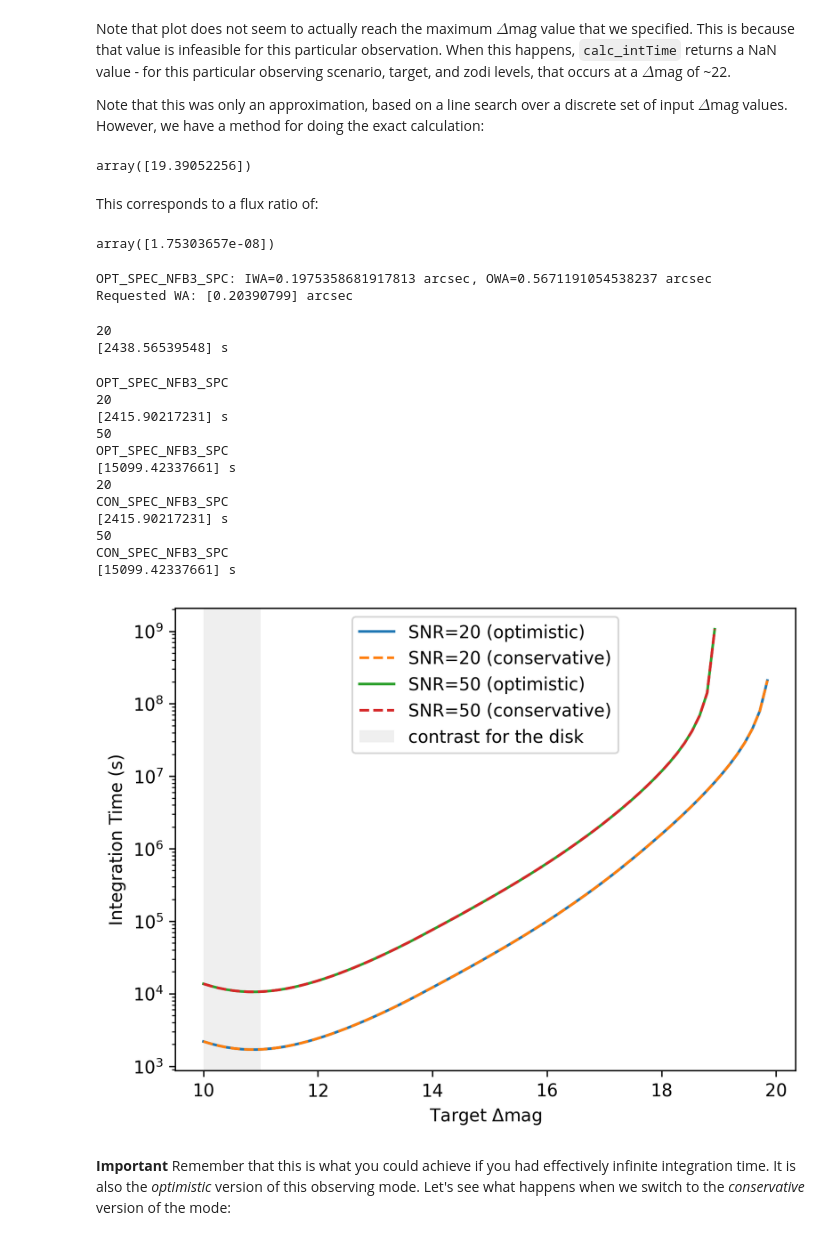
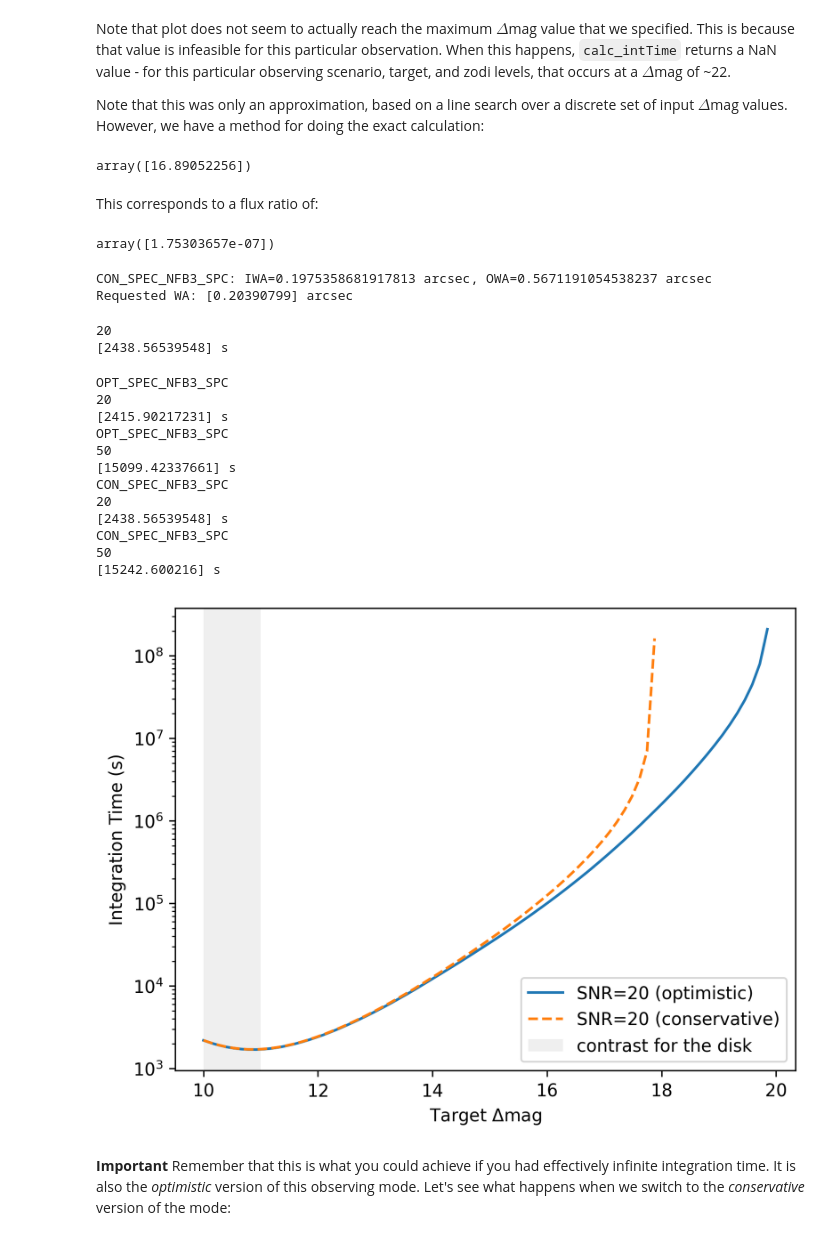
Before and after one commit to ChenXie-astro/corgietc, a Jupyter notebook: Notebooks/01_Anatomy_of_an_Integration_Time_Calculation_HD100453.ipynb, the cells around one changed output. Drawn from its saved outputs; the diff is of its cells as text; code cells hidden in the pictures.

```diff
--- a/Notebooks/01_Anatomy_of_an_Integration_Time_Calculation_HD100453.ipynb
+++ b/Notebooks/01_Anatomy_of_an_Integration_Time_Calculation_HD100453.ipynb
@@ -249,10 +249,10 @@ CON_SPEC_NFB3_SPC
 We will pick the first mode from the list - optimistic HLC with imaging in Band 1:
 # %%
 # mode = OS.observingModes[4]
-mode["Scenario"] = 'CON_SPEC_NFB3_SPC'
-print(mode["Scenario"])
-mode["Scenario"] = 'OPT_SPEC_NFB3_SPC'
-print(mode["Scenario"])
+# mode["Scenario"] = 'CON_SPEC_NFB3_SPC'
+# print(mode["Scenario"])
+# mode["Scenario"] = 'OPT_SPEC_NFB3_SPC'
+# print(mode["Scenario"])
 # %% [output]
 CON_SPEC_NFB3_SPC
 OPT_SPEC_NFB3_SPC
@@ -319,25 +319,27 @@ Note that this was only an approximation, based on a line search over a discrete
 sat_dMag = OS.calc_saturation_dMag(TL, [sInds], fZ, JEZ, WA, mode, TK=TK)
 sat_dMag
 # %% [output]
-array([19.39052256])
+array([16.89052256])
 # %% [markdown]
 This corresponds to a flux ratio of:
 # %%
 10**(-0.4*sat_dMag)
 # %% [output]
-array([1.75303657e-08])
+array([1.75303657e-07])
 # %%
 for m in [mode]:
     print(f'{m["Scenario"]}: IWA={m["IWA"]}, OWA={m["OWA"]}')
 print(f"Requested WA: {WA}")
 # %% [output]
-OPT_SPEC_NFB3_SPC: IWA=0.1975358681917813 arcsec, OWA=0.5671191054538237 arcsec
+CON_SPEC_NFB3_SPC: IWA=0.1975358681917813 arcsec, OWA=0.5671191054538237 arcsec
 Requested WA: [0.20390799] arcsec
 # %%
 # %% [output]
 20
 [2438.56539548] s
 # %%
+dMags = np.linspace(10, 23, 100)
+
 mode["SNR"] = 20
 mode = OS.observingModes[4]
 print(mode["Scenario"])
@@ -345,53 +347,54 @@ print(mode["SNR"])
 print(OS.calc_intTime(TL, sInds, fZ, JEZ, dMag, WA, mode, TK=TK).to(u.s))
 intTimes_SNR20_OPT =  OS.calc_intTime(TL, [sInds]*len(dMags), fZ, JEZ, dMags, WA, mode, TK=TK)
 
+mode["SNR"] = 20
+mode = OS.observingModes[5]
+print(mode["Scenario"])
+print(mode["SNR"])
+print(OS.calc_intTime(TL, sInds, fZ, JEZ, dMag, WA, mode, TK=TK).to(u.s))
+intTimes_SNR20_CON =  OS.calc_intTime(TL, [sInds]*len(dMags), fZ, JEZ, dMags, WA, mode, TK=TK)
+
+
 mode["SNR"] = 50
 mode = OS.observingModes[4]
 print(mode["Scenario"])
 print(mode["SNR"])
 print(OS.calc_intTime(TL, sInds, fZ, JEZ, dMag, WA, mode, TK=TK).to(u.s))
 intTimes_SNR50_OPT =  OS.calc_intTime(TL, [sInds]*len(dMags), fZ, JEZ, dMags, WA, mode, TK=TK)
-
-mode["SNR"] = 20
-mode = OS.observingModes[5]
-print(mode["Scenario"])
-print(mode["SNR"])
-print(OS.calc_intTime(TL, sInds, fZ, JEZ, dMag, WA, mode, TK=TK).to(u.s))
-intTimes_SNR20_CON =  OS.calc_intTime(TL, [sInds]*len(dMags), fZ, JEZ, dMags, WA, mode, TK=TK)
 
 mode["SNR"] = 50
 mode = OS.observingModes[5]
 print(mode["Scenario"])
 print(mode["SNR"])
 print(OS.calc_intTime(TL, sInds, fZ, JEZ, dMag, WA, mode, TK=TK).to(u.s))
 intTimes_SNR50_CON =  OS.calc_intTime(TL, [sInds]*len(dMags), fZ, JEZ, dMags, WA, mode, TK=TK)
 
 
 plt.figure(dpi=300)
 # plt.semilogy(dMags, intTimes.to(u.s), label="SNR=5")
 plt.semilogy(dMags, intTimes_SNR20_OPT.to(u.s), '-', label="SNR={0} (optimistic)".format(20))
 plt.semilogy(dMags, intTimes_SNR20_CON.to(u.s), '--', label="SNR={0} (conservative)".format(20))
-plt.semilogy(dMags, intTimes_SNR50_OPT.to(u.s), '-', label="SNR={0} (optimistic)".format(50))
-plt.semilogy(dMags, intTimes_SNR50_CON.to(u.s), '--', label="SNR={0} (conservative)".format(50))
+# plt.semilogy(dMags, intTimes_SNR50_OPT.to(u.s), '-', label="SNR={0} (optimistic)".format(50))
+# plt.semilogy(dMags, intTimes_SNR50_CON.to(u.s), '--', label="SNR={0} (conservative)".format(50))
 ax = plt.gca()
 ax.axvspan(10, 11, alpha=0.12, color='gray', ec=None, label="contrast for the disk")
 plt.xlabel(r"Target $\Delta$mag")
 plt.ylabel(f"Integration Time ({intTimes.to(u.s).unit})")
 plt.legend();
 # %% [output]
 OPT_SPEC_NFB3_SPC
 20
 [2415.90217231] s
+OPT_SPEC_NFB3_SPC
 50
-OPT_SPEC_NFB3_SPC
 [15099.42337661] s
+CON_SPEC_NFB3_SPC
 20
+[2438.56539548] s
 CON_SPEC_NFB3_SPC
-[2415.90217231] s
 50
-CON_SPEC_NFB3_SPC
-[15099.42337661] s
+[15242.600216] s
-[figure, old version]
+[figure, new version]
 # %% [markdown]
 **Important** Remember that this is what you could achieve if you had effectively infinite integration time.  It is also the *optimistic* version of this observing mode.  Let's see what happens when we switch to the *conservative* version of the mode:
 # %%
```
Also changed, not shown: parts of 2 cells of this notebook.
